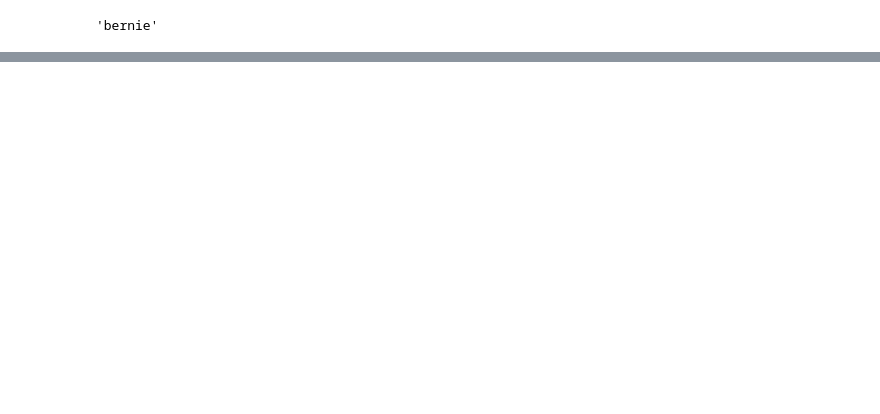
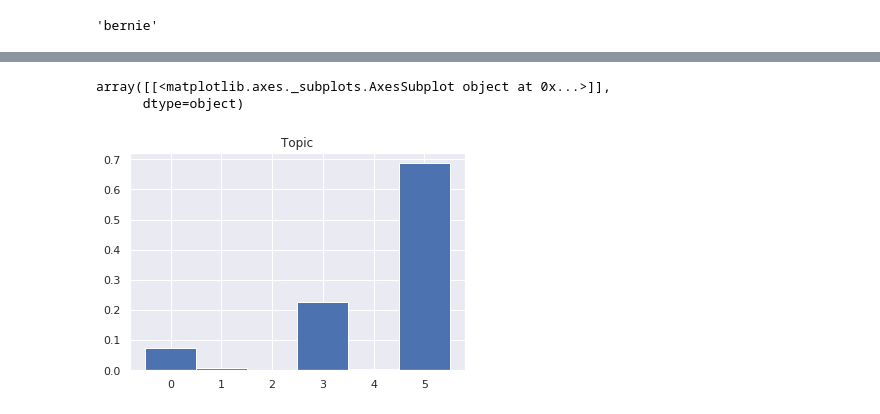
Before and after one commit to annamiller/Side-Projects, a Jupyter notebook: NLP_DemPrimary/Democratic Debate.ipynb, the cells around one changed output, grey strips where cells are left out. Saved outputs shown, nothing was run; the diff lists cells and outputs as text; code cells hidden in the pictures; blank space fills up the shorter version.

```diff
--- a/NLP_DemPrimary/Democratic Debate.ipynb
+++ b/NLP_DemPrimary/Democratic Debate.ipynb
@@ -553,0 +552,18 @@ Ideas:
+# %%
+# Define a function to get the associated topic probabilities
+def get_doc_topics(bow,lda_model):
+    '''
+    Takes doc text in bag-of-words form and a trained lda_model
+    to return the probabilities that each document belongs to a
+    specific topic.
+    '''
+    doc_topics = []
+    for doc in bow:
+        doc_topics.append(np.array(lda_model.get_document_topics(doc)))
+    return doc_topics
+# %%
+doc_topics = get_doc_topics(corpus,lda_model)
+# %%
+highest_prob = []
+for doc in doc_topics:
+    highest_prob.append(doc[np.argmax(doc[:,1])][0])
@@ -553,0 +576,2 @@ Ideas:
+# %%
+df['Topic'] = highest_prob
@@ -553,0 +599,6 @@ Ideas:
+# %%
+sanders.hist(column='Topic',bins=6,range=(-0.5,5.5),density=True)
+# %% [output]
+array([[<matplotlib.axes._subplots.AxesSubplot object at 0x...>]],
+      dtype=object)
+[figure, added]
```
Also changed, not shown: parts of 74 cells of this notebook.
